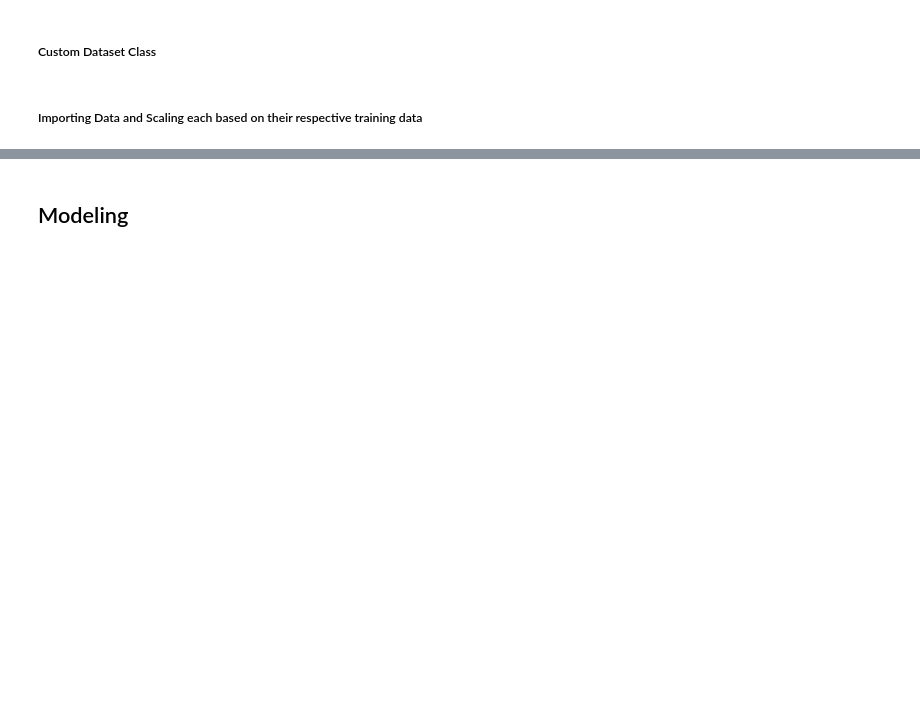
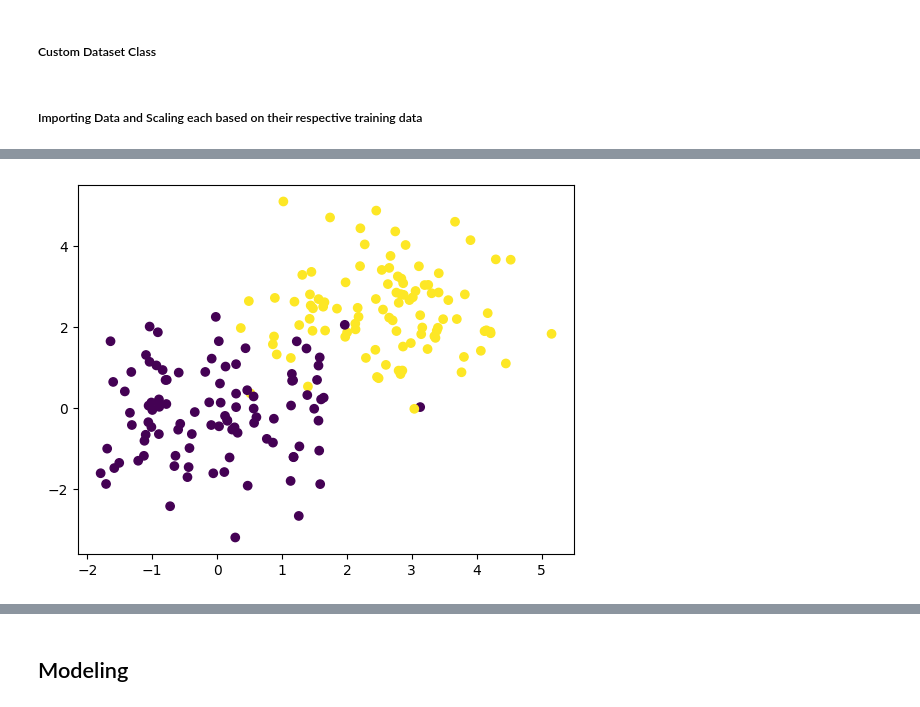
Before and after one commit to Pmcslarrow/hw_3_ml, a Jupyter notebook: problem_1.ipynb, the cells around one changed output, grey strips where cells are left out. Saved outputs shown, nothing was run; the diff lists cells and outputs as text; code cells hidden in the pictures; blank space fills up the shorter version.

```diff
--- a/problem_1.ipynb
+++ b/problem_1.ipynb
@@ -98,0 +109,5 @@ Label:  tensor([0.])
+# %%
+plt.scatter(two_gaussians_train_df['x1'], two_gaussians_train_df['x2'], c=two_gaussians_train_df['label'])
+plt.show()
+# %% [output]
+[figure, added]
```
Also changed, not shown: parts of 8 cells of this notebook.
